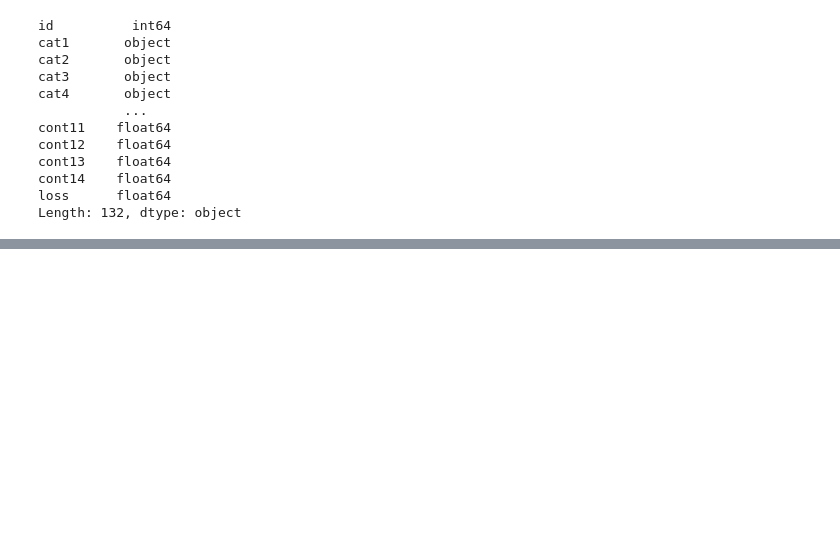
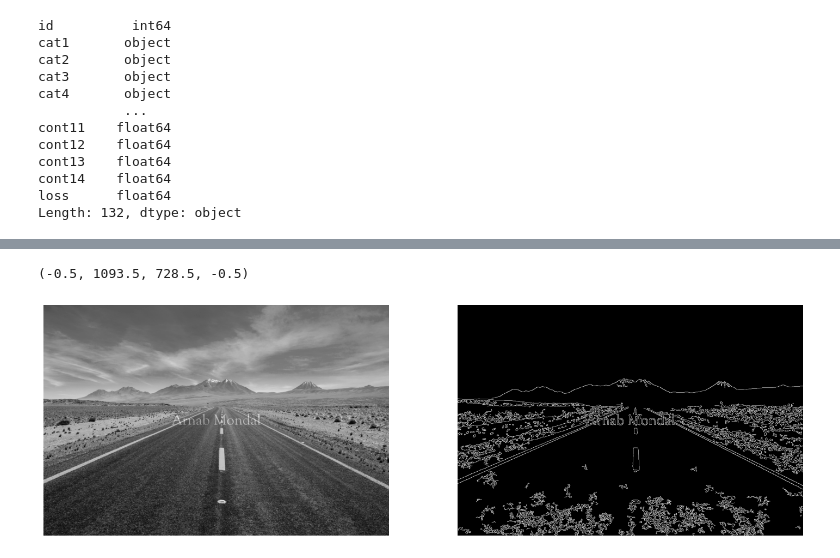
Before and after one commit to MapsaBootCamp/ML3_EXERCISE, a Jupyter notebook: monday catboost test.ipynb, the cells around one changed output, grey strips where cells are left out. Drawn from its saved outputs; the diff is of its cells as text; code cells hidden in the pictures; blank space fills up the shorter version.

```diff
--- a/monday catboost test.ipynb
+++ b/monday catboost test.ipynb
@@ -97,0 +540,21 @@ print(model_basic.get_best_score())
+# %%
+img_path = 'Watermakred_Image.jpg'
+#Reading the image
+image = cv2.imread(img_path)
+(H, W) = image.shape[:2]
+# convert the image to grayscale
+gray = cv2.cvtColor(image, cv2.COLOR_BGR2GRAY)
+# blur the image
+blurred = cv2.GaussianBlur(gray, (5, 5), 0)
+# Perform the canny operator
+canny = cv2.Canny(blurred, 30, 150)
+#Let’s see the output of the canny edge detector
+
+fig,ax =  plt.subplots(1,2,figsize=(18, 18))
+ax[0].imshow(gray,cmap='gray')
+ax[1].imshow(canny,cmap='gray')
+ax[0].axis('off')
+ax[1].axis('off')
+# %% [output]
+(-0.5, 1093.5, 728.5, -0.5)
+[figure, added]
```
Also changed, not shown: parts of 47 cells of this notebook.
